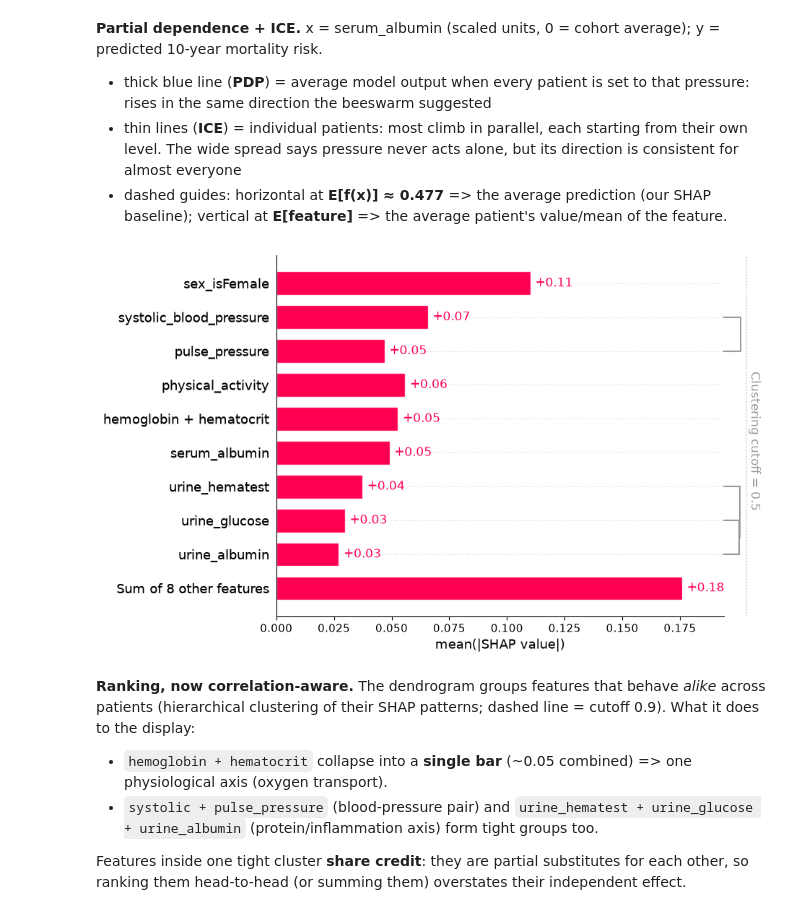
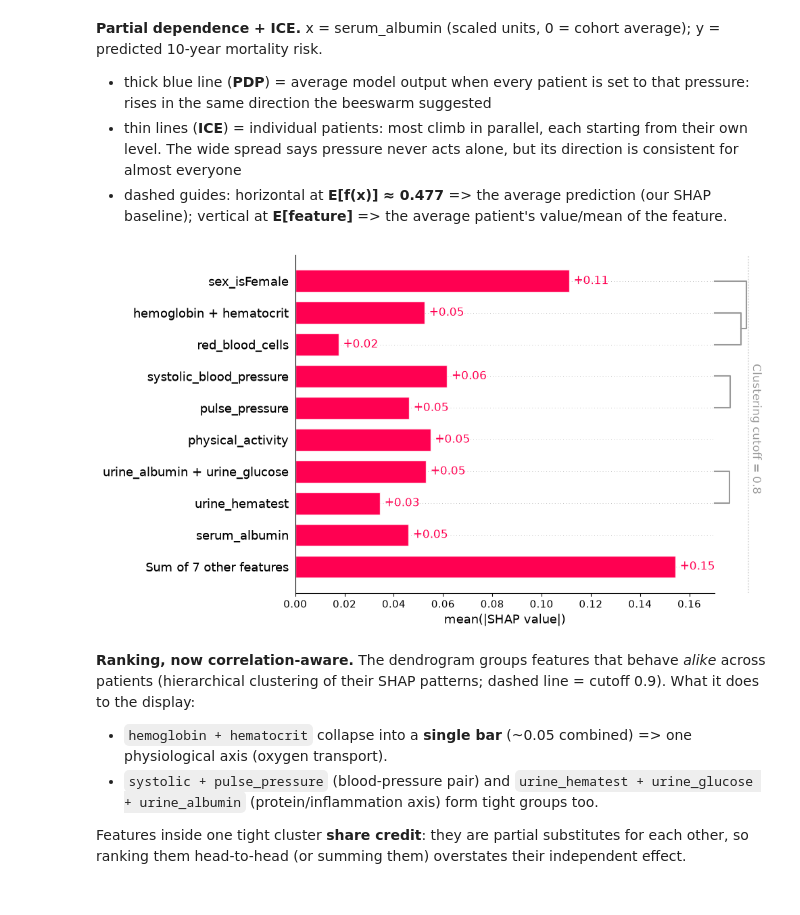
Before and after one commit to bioinformaticsdotca/MLE_Hal-2610, a Jupyter notebook: module-4.ipynb, the cells around one changed output. Cells and saved outputs as stored; diff of their text form; code cells hidden in the pictures.

```diff
--- a/module-4.ipynb
+++ b/module-4.ipynb
@@ -425,9 +440,9 @@ MLP_explainer=shap.Explainer(
     )
 print(type(MLP_explainer))
 
-MLP_sv=MLP_explainer(X_test_scaled) # Contains values, base_values, data, feature_names
-print(MLP_sv.values.shape)      # shap values per feature per class
-print(MLP_sv.base_values.shape) # samples x classes instead of probabilites of classes
-print(MLP_sv.data.shape)
+MLP_sv_scaled=MLP_explainer(X_test_scaled_small) # Contains values, base_values, data, feature_names
+print(MLP_sv_scaled.values.shape)      # shap values per feature per class
+print(MLP_sv_scaled.base_values.shape) # samples x classes instead of probabilites of classes
+print(MLP_sv_scaled.data.shape)
 # %% [output]
 <class 'shap.explainers._permutation.PermutationExplainer'>
@@ -461,11 +505,15 @@ But how much force, and in which direction? Averages hide that. For a per-patien
 # %%
+# As far as we now can observe actual values, and our data passed via StandardScaler,
+# we can "switch" it to the actual data
+
+MLP_sv=copy(MLP_sv_scaled)
+MLP_sv.data=scaler.inverse_transform(MLP_sv_scaled.data)
+
 shap.plots.scatter(MLP_sv[:, ["sex_isFemale", "hematocrit"], 1])
 
 # Multiple features with feature color coding
 shap.plots.scatter(MLP_sv[:, ["sex_isFemale", "hematocrit"], 1], color=MLP_sv[:, "sex_isFemale", 1])
 
 # Multiple features with target color coding
-shap.plots.scatter(
-    MLP_sv[:, ["sex_isFemale", "hematocrit"], 1], color=y_test.values
-)
+shap.plots.scatter(MLP_sv[:, ["sex_isFemale", "hematocrit"], 1], color=y_test_small.values)
 # %% [output]
@@ -552,9 +572,9 @@ shap.plots.partial_dependence(
 
 MLP_clustering=shap.utils.hclust(X_test, y_test)
 # %%
-shap.plots.bar(MLP_sv[:,:,1], clustering=MLP_clustering, clustering_cutoff=0.5, max_display=10)
+shap.plots.bar(MLP_sv[:,:,1], clustering=MLP_clustering, clustering_cutoff=0.8, max_display=10)
 # %% [output]
-[figure, old version]
+[figure, new version]
 # %% [markdown]
 **Ranking, now correlation-aware.** The dendrogram groups features that behave *alike* across patients (hierarchical clustering of their SHAP patterns; dashed line = cutoff 0.9). What it does to the display:
 
```
Also changed, not shown: parts of 58 cells of this notebook.
